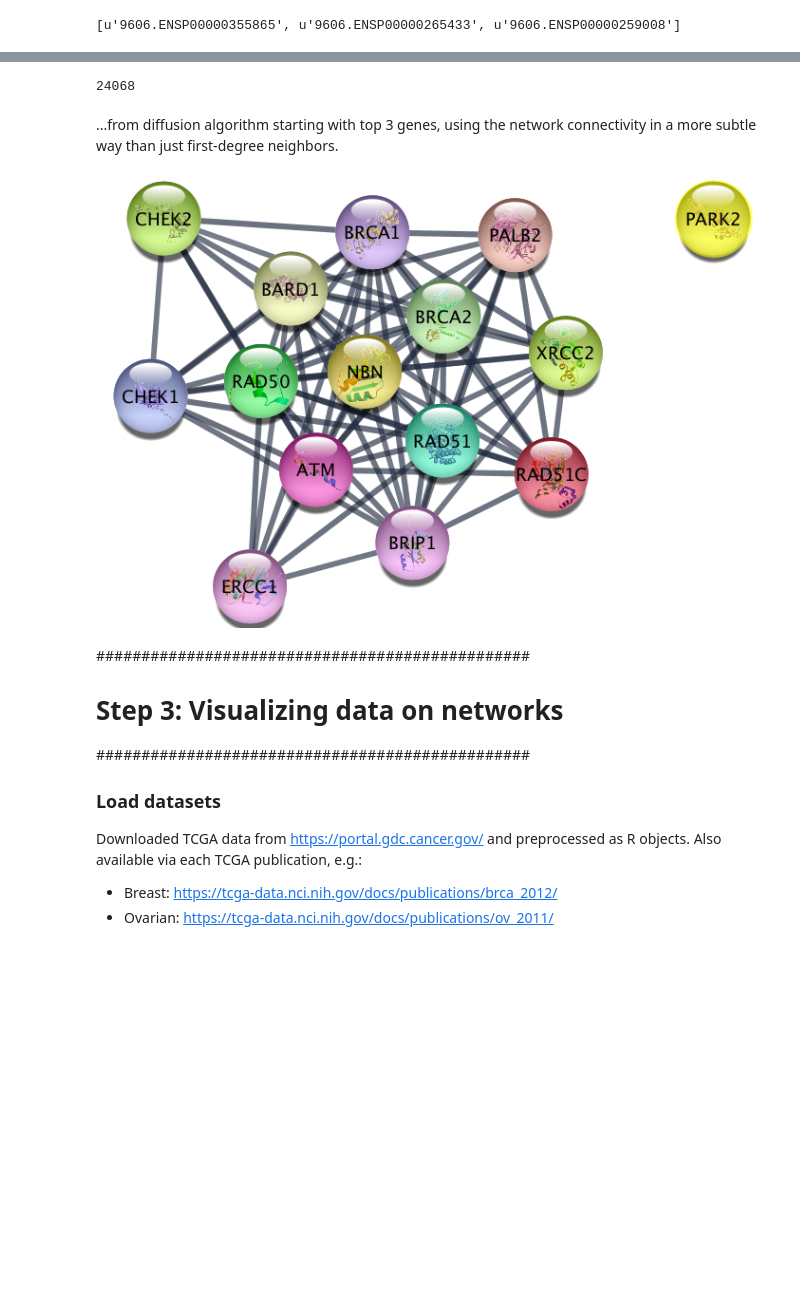
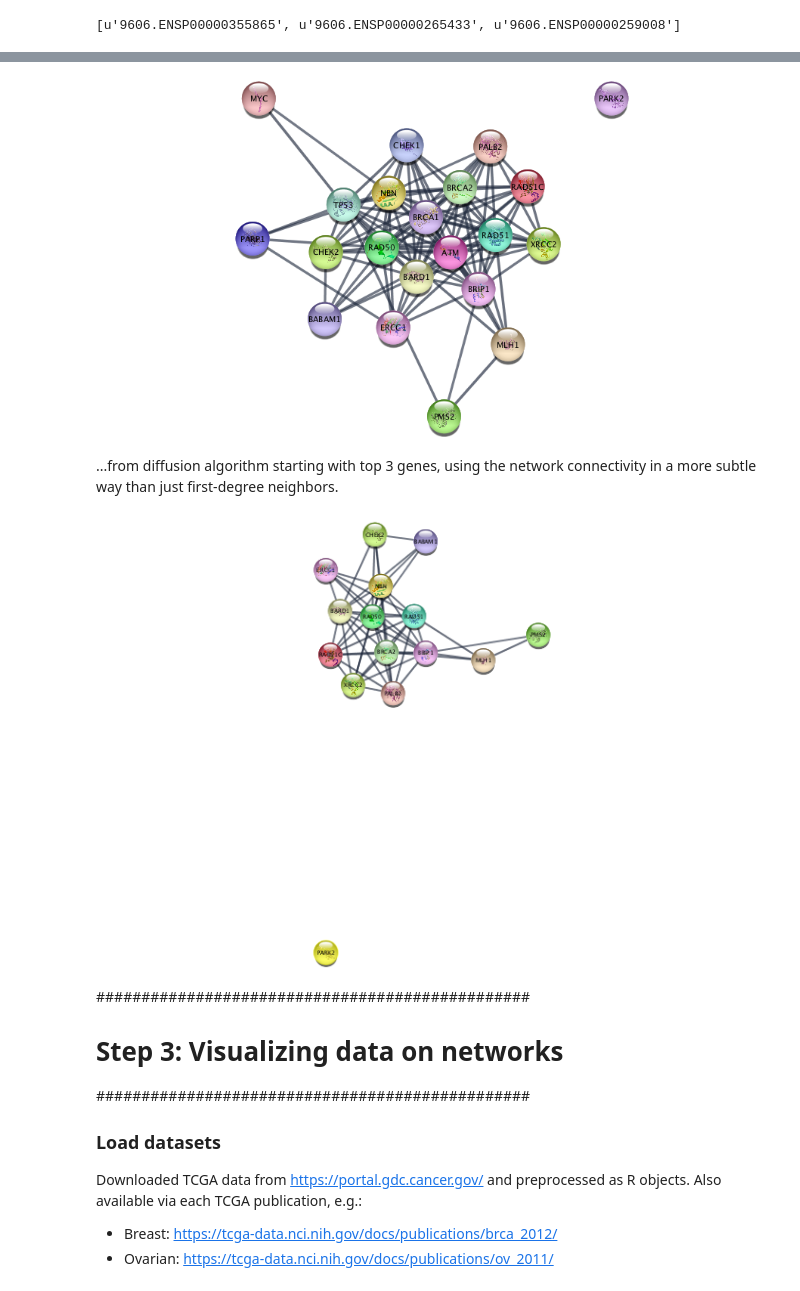
Before and after one commit to cytoscape/cytoscape-automation, a Jupyter notebook: for-scripters/Python/advanced-cancer-networks-and-data.ipynb, the cells around one changed output, grey strips where cells are left out. Drawn from its saved outputs; the diff is of its cells as text; code cells hidden in the pictures; blank space fills up the shorter version.

```diff
--- a/for-scripters/Python/advanced-cancer-networks-and-data.ipynb
+++ b/for-scripters/Python/advanced-cancer-networks-and-data.ipynb
@@ -223,7 +240,9 @@ cytoscape.network.create(nodeList='selected')
 # %%
 cytoscape.network.rename(name="top disease neighbors")
+cytoscape.layout.force_directed()
+cytoscape.result()
 # %% [output]
-24068
+[figure, added]
 # %% [markdown]
 ...from diffusion algorithm starting with top 3 genes, using the network connectivity in a more subtle way than just first-degree neighbors.
 # %%
@@ -234,10 +253,9 @@ sleep(2)
 cytoscape.network.create(nodeList="selected")
 cytoscape.layout.force_directed()
 cytoscape.network.rename(name="top disease diffusion")
-sleep(2)
 cytoscape.result()
 # %% [output]
-[figure, old version]
+[figure, new version]
 # %% [markdown]
 ################################################
 # Step 3: Visualizing data on networks
```
Also changed, not shown: parts of 10 cells of this notebook.
